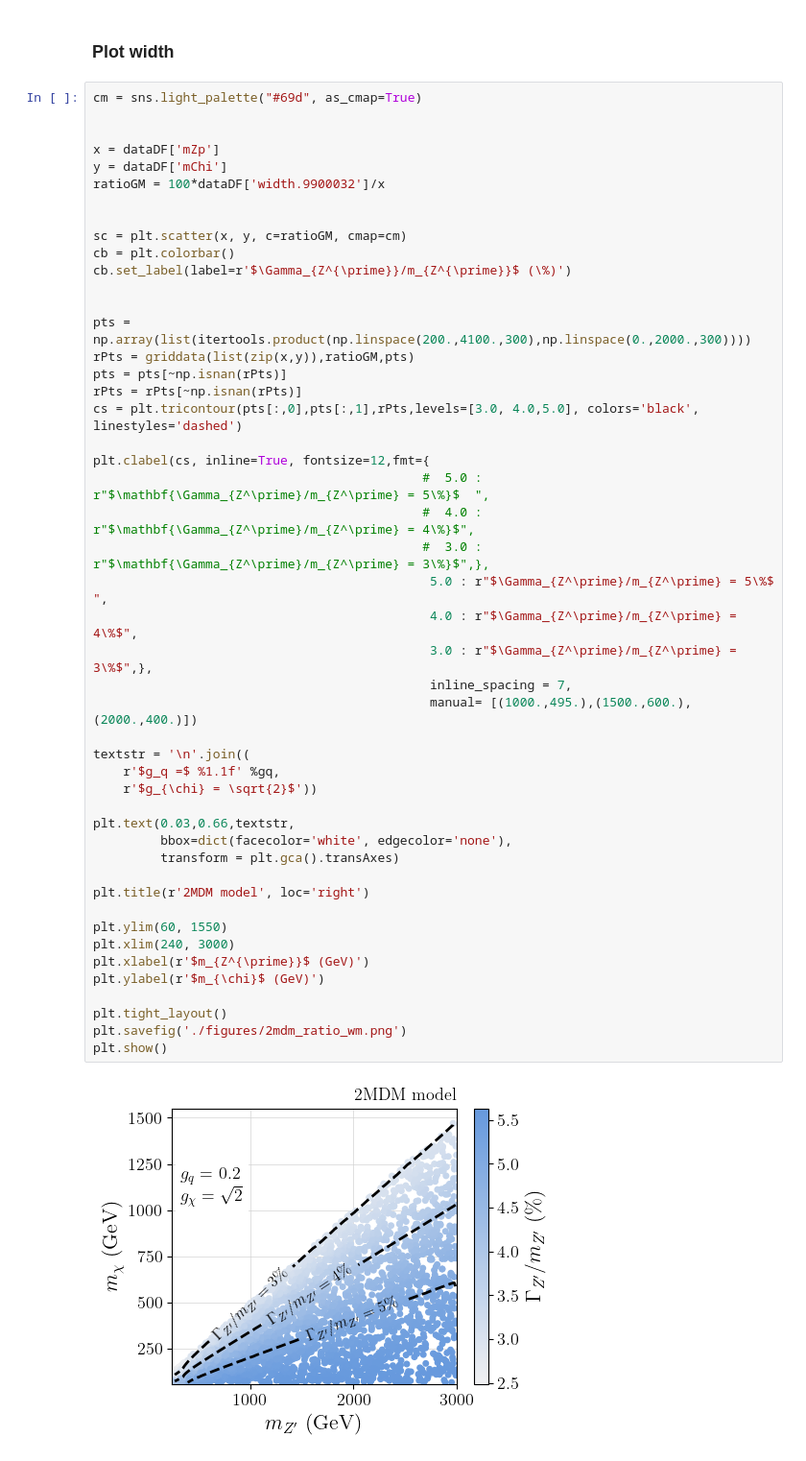
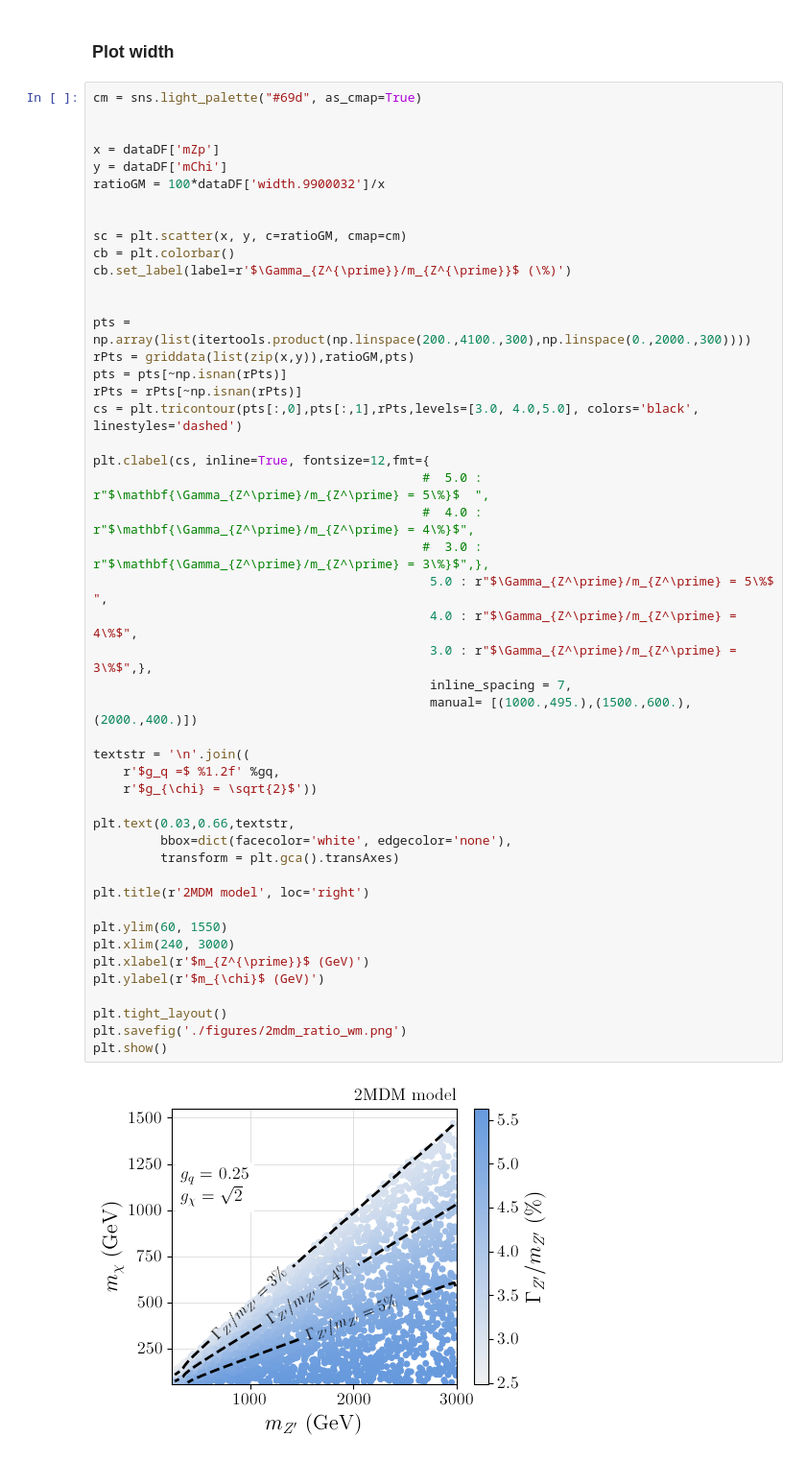
Before and after one commit to SModelS/smodelsv3-paper, a Jupyter notebook: notebooks/2MDM-width.ipynb, the cells around one changed output. Shown at 96% size. Cells and saved outputs as stored; diff of their text form.

Commit message:
fixed legend of Fig 14

```diff
--- a/notebooks/2MDM-width.ipynb
+++ b/notebooks/2MDM-width.ipynb
@@ -63,32 +63,32 @@ rPts = rPts[~np.isnan(rPts)]
 cs = plt.tricontour(pts[:,0],pts[:,1],rPts,levels=[3.0, 4.0,5.0], colors='black', linestyles='dashed')
 
 plt.clabel(cs, inline=True, fontsize=12,fmt={
                                             #  5.0 : r"$\mathbf{\Gamma_{Z^\prime}/m_{Z^\prime} = 5\%}$  ",
                                             #  4.0 : r"$\mathbf{\Gamma_{Z^\prime}/m_{Z^\prime} = 4\%}$",
                                             #  3.0 : r"$\mathbf{\Gamma_{Z^\prime}/m_{Z^\prime} = 3\%}$",},
                                              5.0 : r"$\Gamma_{Z^\prime}/m_{Z^\prime} = 5\%$  ",
                                              4.0 : r"$\Gamma_{Z^\prime}/m_{Z^\prime} = 4\%$",
                                              3.0 : r"$\Gamma_{Z^\prime}/m_{Z^\prime} = 3\%$",},
                                              inline_spacing = 7,
                                              manual= [(1000.,495.),(1500.,600.),(2000.,400.)])
 
 textstr = '\n'.join((
-    r'$g_q =$ %1.1f' %gq,
+    r'$g_q =$ %1.2f' %gq,
     r'$g_{\chi} = \sqrt{2}$'))
 
 plt.text(0.03,0.66,textstr,
          bbox=dict(facecolor='white', edgecolor='none'),
          transform = plt.gca().transAxes)
 
 plt.title(r'2MDM model', loc='right')
 
 plt.ylim(60, 1550)
 plt.xlim(240, 3000)
 plt.xlabel(r'$m_{Z^{\prime}}$ (GeV)')
 plt.ylabel(r'$m_{\chi}$ (GeV)')
 
 plt.tight_layout()
 plt.savefig('./figures/2mdm_ratio_wm.png')
 plt.show()
 # %% [output]
-[figure, old version]
+[figure, new version]
```
Also changed, not shown: 1 other file.
